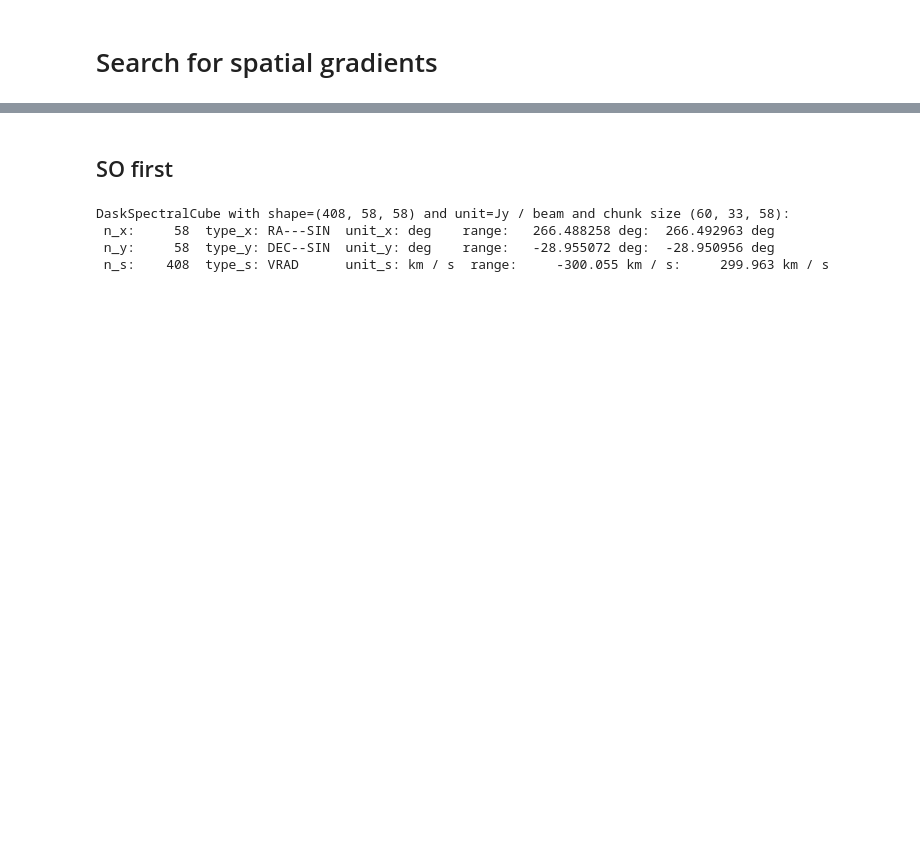
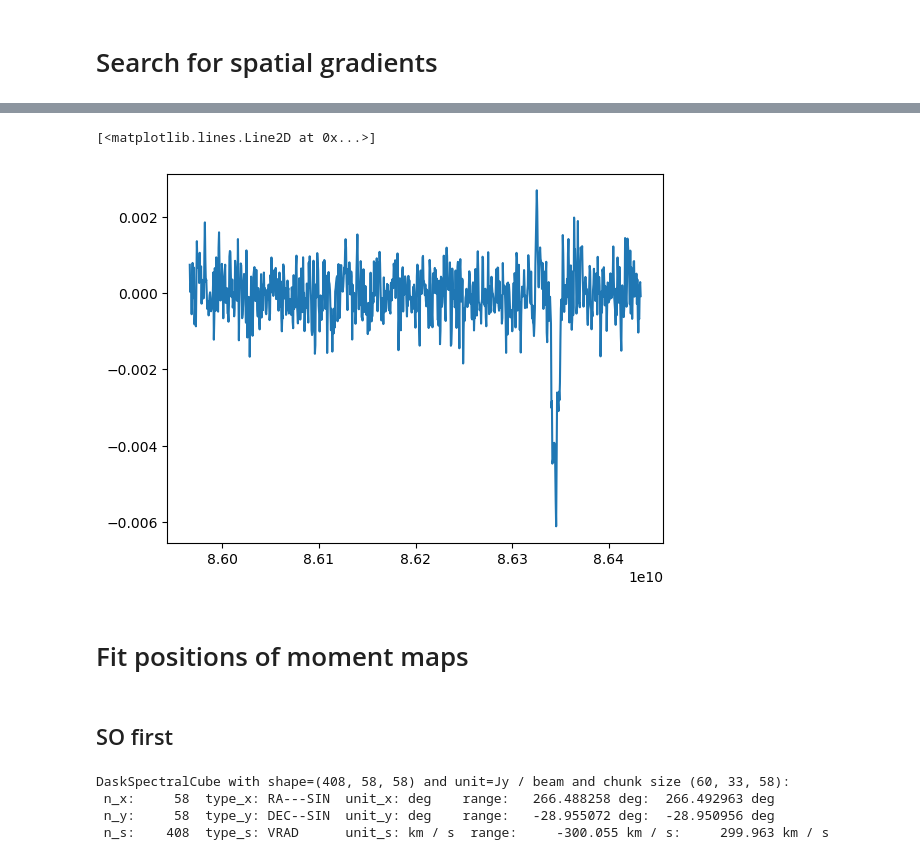
Before and after one commit to ACES-CMZ/MUBLO, a Jupyter notebook: UltraBroadbandSourceInAA.ipynb, the cells around one changed output, grey strips where cells are left out. Cells and saved outputs as stored; diff of their text form; code cells hidden in the pictures; blank space fills up the shorter version.

```diff
--- a/UltraBroadbandSourceInAA.ipynb
+++ b/UltraBroadbandSourceInAA.ipynb
@@ -197,0 +282,7 @@ scubes = [cube.subcube_from_regions([region]) for cube in cubes]
+# %%
+pl.plot(background_means[0].spectral_axis, background_means[0].value)
+# %% [output]
+[<matplotlib.lines.Line2D at 0x...>]
+[figure, added]
+# %% [markdown]
+# Fit positions of moment maps
```
Also changed, not shown: parts of 52 cells of this notebook.
